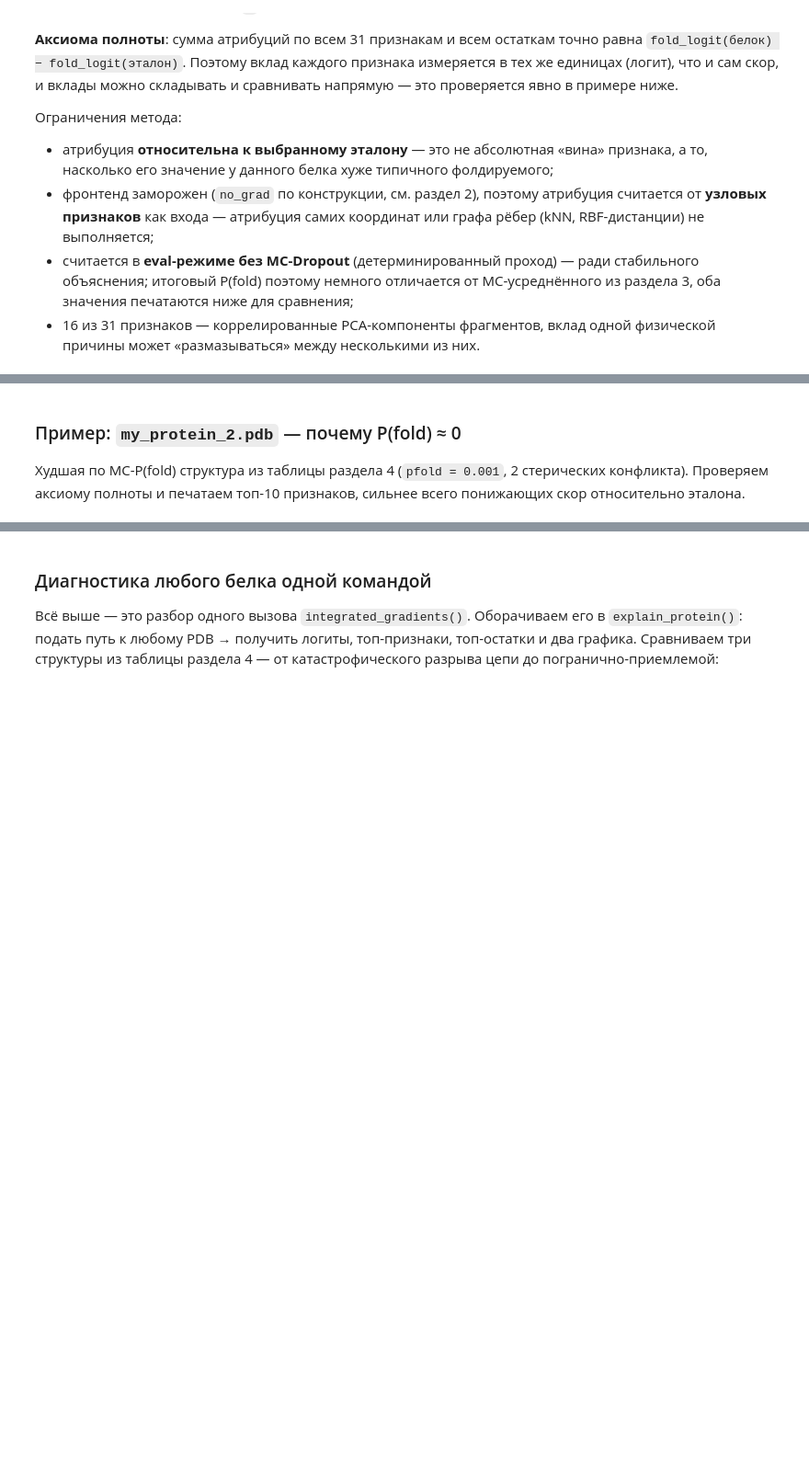
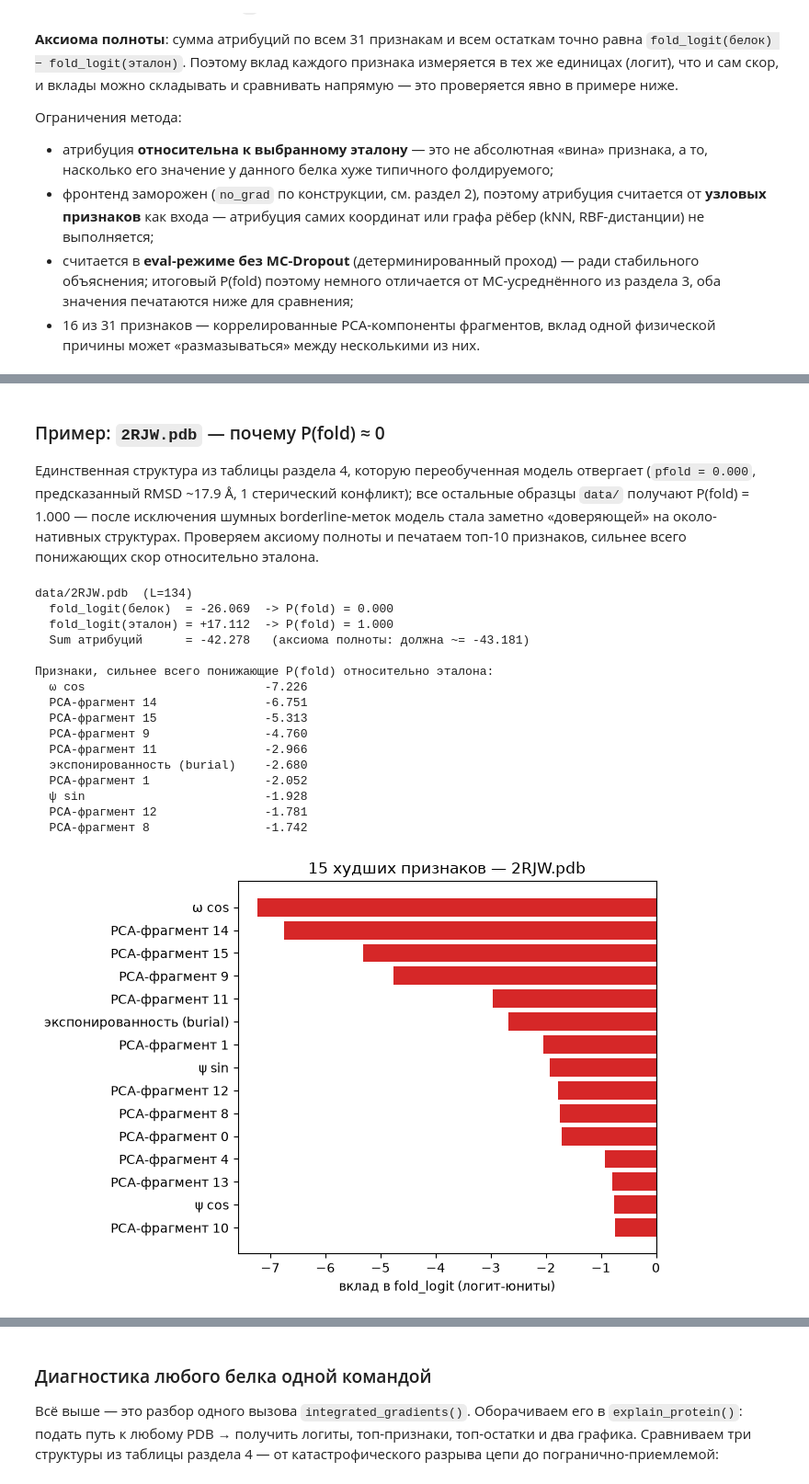
Before and after one commit to daghotur/bbvalidator, a Jupyter notebook: notebooks/01-kak-rabotaet.ipynb, the cells around one changed output, grey strips where cells are left out. Shown at 92% size. Saved outputs shown, nothing was run; the diff lists cells and outputs as text; code cells hidden in the pictures; blank space fills up the shorter version.

```diff
--- a/notebooks/01-kak-rabotaet.ipynb
+++ b/notebooks/01-kak-rabotaet.ipynb
@@ -199,5 +201,5 @@ print(f"Эталонный вектор признаков усреднён по
 # %%
-def integrated_gradients(pdb_path: str, baseline: torch.Tensor, steps: int = 32) -> dict:
+def integrated_gradients(pdb_path: str, baseline: torch.Tensor, steps: int = 64) -> dict:
     """Integrated Gradients fold_logit по узловым признакам одного белка.
 
     Возвращает атрибуции [L, 31] в логит-юнитах + логиты белка/эталона —
@@ -249,37 +251,55 @@ def integrated_gradients(pdb_path: str, baseline: torch.Tensor, steps: int = 32)
     finally:
         model.train(was_training)
 # %% [markdown]
-### Пример: `my_protein_2.pdb` — почему P(fold) ≈ 0
+### Пример: `2RJW.pdb` — почему P(fold) ≈ 0
 
-Худшая по MC-P(fold) структура из таблицы раздела 4 (`pfold = 0.001`, 2 стерических конфликта). Проверяем аксиому полноты и печатаем топ-10 признаков, сильнее всего понижающих скор относительно эталона.
+Единственная структура из таблицы раздела 4, которую переобученная модель отвергает (`pfold = 0.000`, предсказанный RMSD ~17.9 Å, 1 стерический конфликт); все остальные образцы `data/` получают P(fold) = 1.000 — после исключения шумных borderline-меток модель стала заметно «доверяющей» на около-нативных структурах. Проверяем аксиому полноты и печатаем топ-10 признаков, сильнее всего понижающих скор относительно эталона.
 # %%
-res = integrated_gradients("data/my_protein_2.pdb", baseline_feats)
+res = integrated_gradients("data/2RJW.pdb", baseline_feats)
 
 sum_attr = res["attributions"].sum().item()
 logit_diff = res["logit_input"] - res["logit_baseline"]
 
 print(f"{res['path']}  (L={res['length']})")
 print(f"  fold_logit(белок)  = {res['logit_input']:+.3f}  -> P(fold) = {res['pfold_input']:.3f}")
 print(f"  fold_logit(эталон) = {res['logit_baseline']:+.3f}  -> P(fold) = {res['pfold_baseline']:.3f}")
 print(f"  Sum атрибуций      = {sum_attr:+.3f}   (аксиома полноты: должна ~= {logit_diff:+.3f})")
 
 per_feature_attr = res["attributions"].sum(dim=0).numpy()  # [31], логит-юниты
 feat_order = per_feature_attr.argsort()  # по возрастанию: сильнее всего понижают P(fold) — первые
 
 print("\nПризнаки, сильнее всего понижающие P(fold) относительно эталона:")
 for i in feat_order[:10]:
     print(f"  {FEATURE_NAMES[i]:28s} {per_feature_attr[i]:+7.3f}")
 
 order_plot = feat_order[:15]
 fig, ax = plt.subplots(figsize=(7, 5))
 ax.barh([FEATURE_NAMES[i] for i in order_plot], per_feature_attr[order_plot],
         color=["#d62728" if v < 0 else "#2ca02c" for v in per_feature_attr[order_plot]])
 ax.axvline(0, color="black", linewidth=0.8)
 ax.invert_yaxis()
 ax.set_xlabel("вклад в fold_logit (логит-юниты)")
 ax.set_title(f"15 худших признаков — {res['path'].split('/')[-1]}")
 plt.tight_layout()
 plt.show()
+# %% [output]
+data/2RJW.pdb  (L=134)
+  fold_logit(белок)  = -26.069  -> P(fold) = 0.000
+  fold_logit(эталон) = +17.112  -> P(fold) = 1.000
+  Sum атрибуций      = -42.278   (аксиома полноты: должна ~= -43.181)
+
+Признаки, сильнее всего понижающие P(fold) относительно эталона:
+  ω cos                         -7.226
+  PCA-фрагмент 14               -6.751
+  PCA-фрагмент 15               -5.313
+  PCA-фрагмент 9                -4.760
+  PCA-фрагмент 11               -2.966
+  экспонированность (burial)    -2.680
+  PCA-фрагмент 1                -2.052
+  ψ sin                         -1.928
+  PCA-фрагмент 12               -1.781
+  PCA-фрагмент 8                -1.742
+[figure, added]
 # %%
 # Тот же тензор атрибуций, просуммированный по признакам вместо остатков —
 # показывает, В КАКОМ МЕСТЕ структуры сосредоточена проблема.
```
Also changed, not shown: parts of 5 cells of this notebook, 2 other files.
